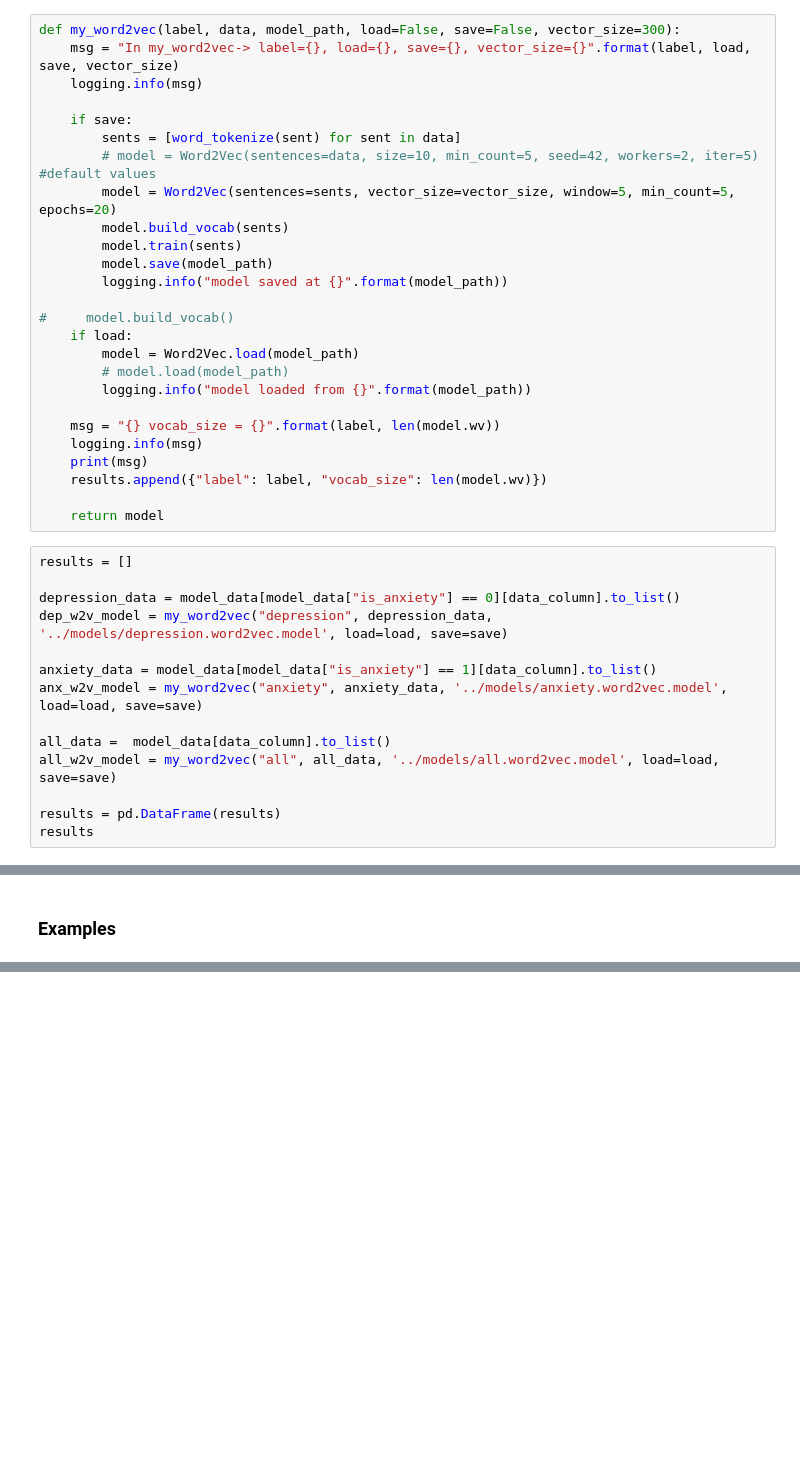
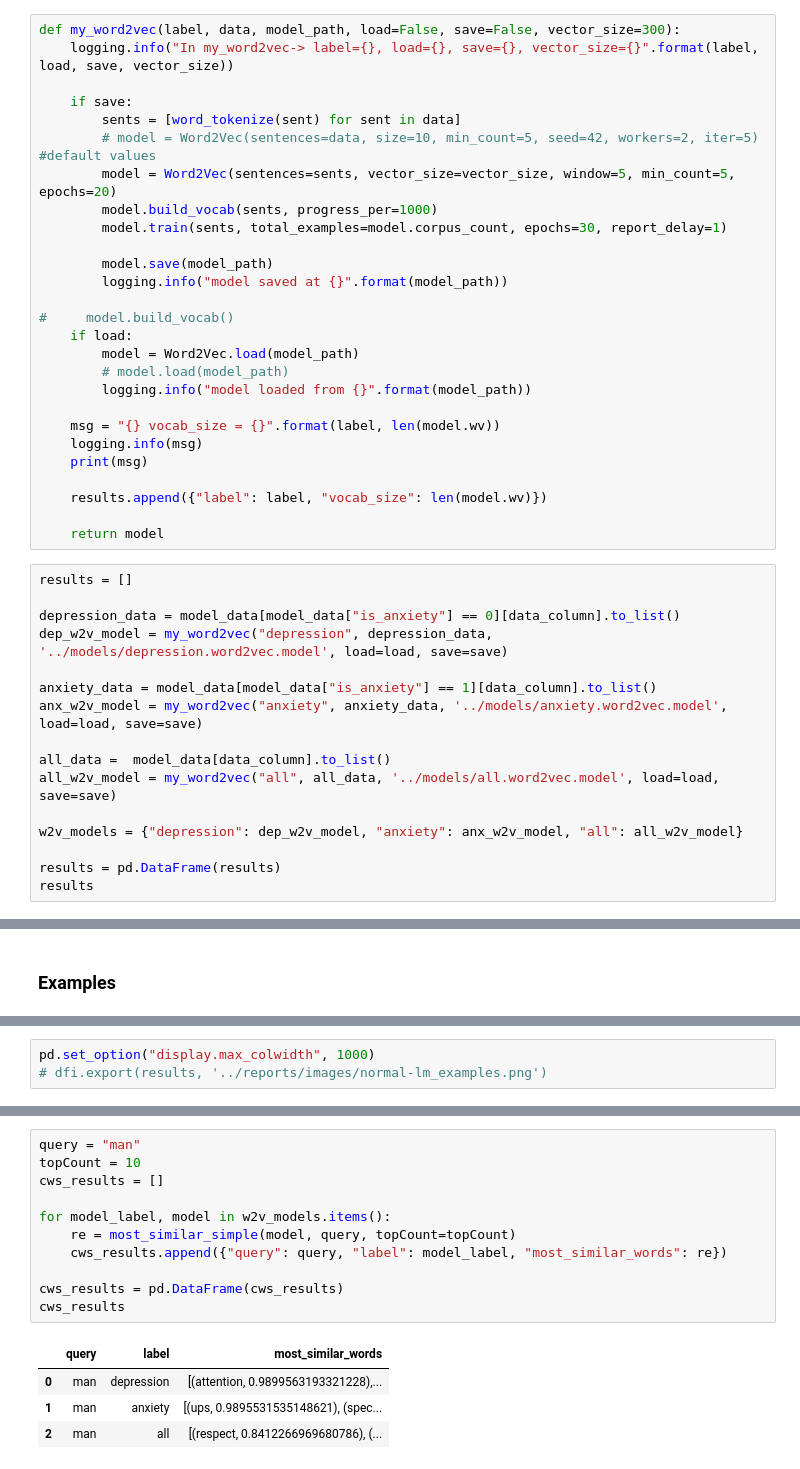
Before and after one commit to yegmor/NLPProject, a Jupyter notebook: code/3_word2vec.ipynb, the cells around one changed output, grey strips where cells are left out. Saved outputs shown, nothing was run; the diff lists cells and outputs as text; blank space fills up the shorter version.

```diff
--- a/code/3_word2vec.ipynb
+++ b/code/3_word2vec.ipynb
@@ -83,15 +84,15 @@ save = False
 ### Model
 # %%
 def my_word2vec(label, data, model_path, load=False, save=False, vector_size=300):
-    msg = "In my_word2vec-> label={}, load={}, save={}, vector_size={}".format(label, load, save, vector_size)
-    logging.info(msg)
+    logging.info("In my_word2vec-> label={}, load={}, save={}, vector_size={}".format(label, load, save, vector_size))
 
     if save:
         sents = [word_tokenize(sent) for sent in data]
         # model = Word2Vec(sentences=data, size=10, min_count=5, seed=42, workers=2, iter=5) #default values
         model = Word2Vec(sentences=sents, vector_size=vector_size, window=5, min_count=5, epochs=20)
-        model.build_vocab(sents)
-        model.train(sents)
+        model.build_vocab(sents, progress_per=1000)
+        model.train(sents, total_examples=model.corpus_count, epochs=30, report_delay=1)
+
         model.save(model_path)
         logging.info("model saved at {}".format(model_path))
 
@@ -104,6 +105,7 @@ def my_word2vec(label, data, model_path, load=False, save=False, vector_size=300
     msg = "{} vocab_size = {}".format(label, len(model.wv))
     logging.info(msg)
     print(msg)
+
     results.append({"label": label, "vocab_size": len(model.wv)})
 
     return model
@@ -119,6 +121,8 @@ anx_w2v_model = my_word2vec("anxiety", anxiety_data, '../models/anxiety.word2vec
 all_data =  model_data[data_column].to_list()
 all_w2v_model = my_word2vec("all", all_data, '../models/all.word2vec.model', load=load, save=save)
 
+w2v_models = {"depression": dep_w2v_model, "anxiety": anx_w2v_model, "all": all_w2v_model}
+
 results = pd.DataFrame(results)
 results
 # %% [output]
@@ -291,0 +304,3 @@ query = "suicide"
+# %%
+pd.set_option("display.max_colwidth", 1000)
+# dfi.export(results, '../reports/images/normal-lm_examples.png')
@@ -291,0 +309,16 @@ query = "suicide"
+# %%
+query = "man"
+topCount = 10
+cws_results = []
+
+for model_label, model in w2v_models.items():
+    re = most_similar_simple(model, query, topCount=topCount)
+    cws_results.append({"query": query, "label": model_label, "most_similar_words": re})
+
+cws_results = pd.DataFrame(cws_results)
+cws_results
+# %% [output]
+|  | query | label | most_similar_words |
+| 0 | man | depression | [(attention, 0.9899563193321228),... |
+| 1 | man | anxiety | [(ups, 0.9895531535148621), (spec... |
+| 2 | man | all | [(respect, 0.8412266969680786), (... |
```
Also changed, not shown: parts of 18 cells of this notebook, 18 other files.
